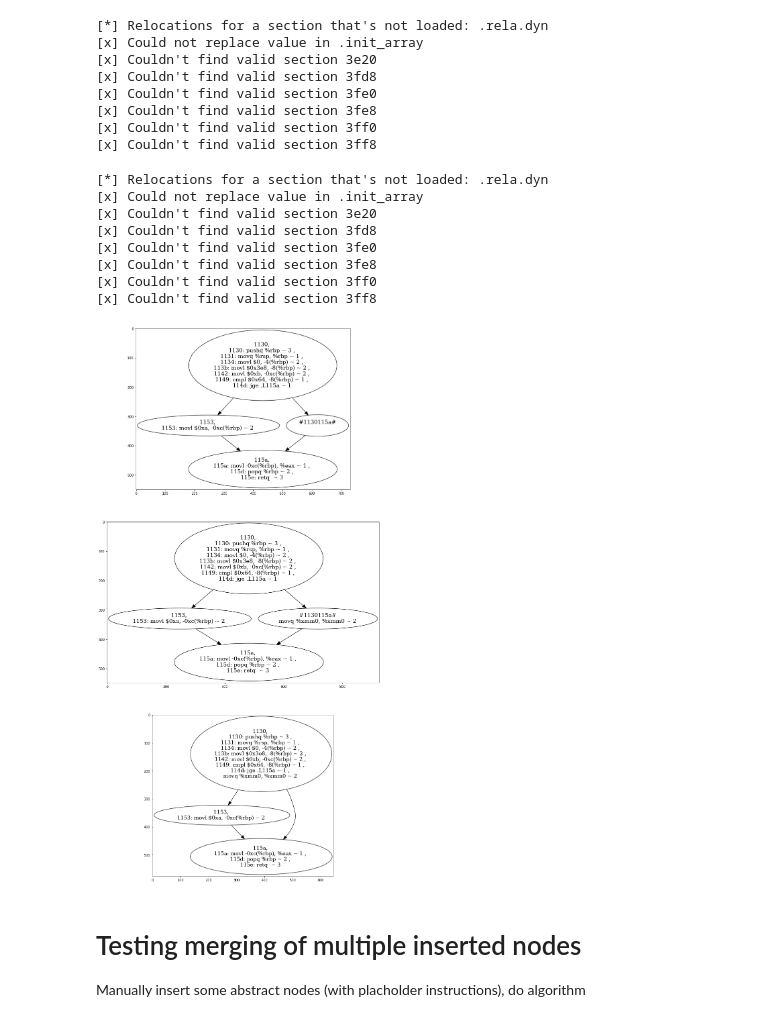
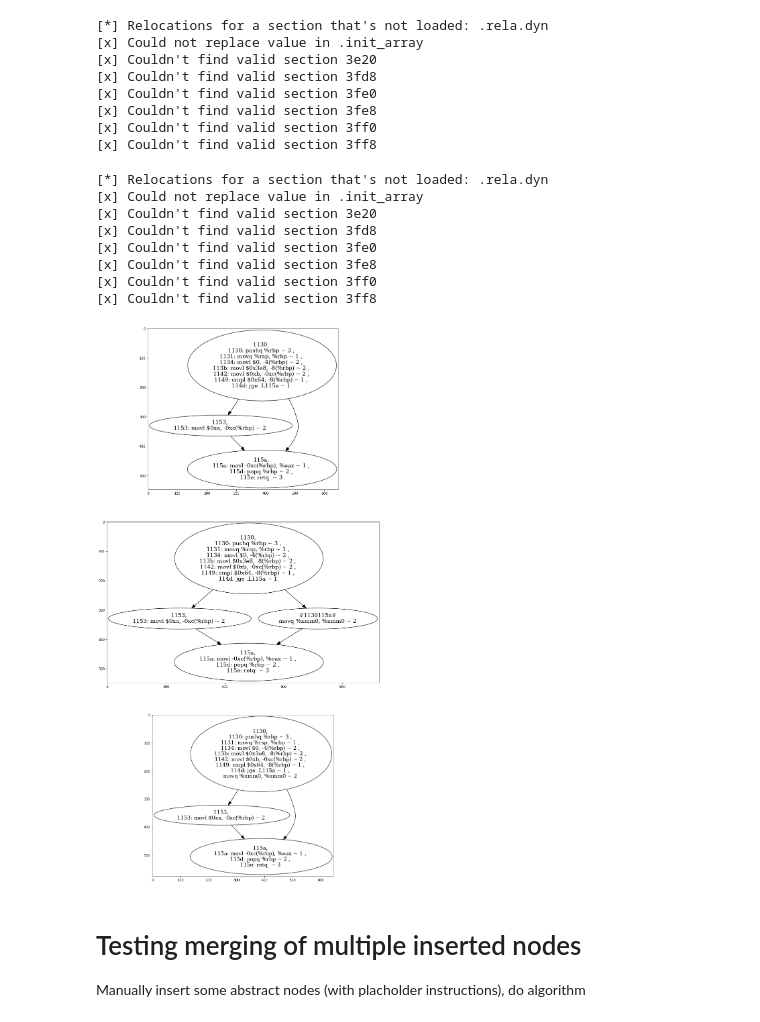
Before and after one commit to DBGilles/NemesisRetroWrite, a Jupyter notebook: retrowrite/rwtools/nemesis/samples_notebooks/5.0-optional_code.ipynb, the cells around one changed output. Drawn from its saved outputs; the diff is of its cells as text; code cells hidden in the pictures.

```diff
--- a/retrowrite/rwtools/nemesis/samples_notebooks/5.0-optional_code.ipynb
+++ b/retrowrite/rwtools/nemesis/samples_notebooks/5.0-optional_code.ipynb
@@ -45,36 +45,38 @@ from rwtools.nemesis.graph.balance import balance_branching_point
 
 outputfile = "./opt_code/opt_code_rw.s"
 loader, rw = setup(binary, outputfile)
 function_names = loader.container.function_names
 nodes, graph = create_graph_structure(loader.container, "main")
 fig, axs = plt.subplots(3, figsize=(30, 30))
+control_flow_graph = ControlFlowGraph(nodes=nodes, graph=graph)
 
-control_flow_graph = ControlFlowGraph(nodes=nodes, graph=graph)
 control_flow_graph.merge_consecutive_nodes()
+axs[0].imshow(to_img(graph))
+
 # control_flow_graph.unwind_graph()
 
 control_flow_graph.insert_nodes()
-axs[0].imshow(to_img(graph))
 target_node = control_flow_graph.get_node('1130')
+control_flow_graph.set_stopping_nodes(target_node)
 
 balance_branching_point(control_flow_graph, target_node)
 axs[1].imshow(to_img(graph))
 
 control_flow_graph.merge_inserted_nodes()
 
 axs[2].imshow(to_img(graph))
 
 rw.dump()
 # %% [output]
 [*] Relocations for a section that's not loaded: .rela.dyn
 [x] Could not replace value in .init_array
 [x] Couldn't find valid section 3e20
 [x] Couldn't find valid section 3fd8
 [x] Couldn't find valid section 3fe0
 [x] Couldn't find valid section 3fe8
 [x] Couldn't find valid section 3ff0
 [x] Couldn't find valid section 3ff8
-[figure, old version]
+[figure, new version]
 # %% [markdown]
 # Testing merging of multiple inserted nodes
 Manually insert some abstract nodes (with placholder instructions), do algorithm
```
Also changed, not shown: parts of 1 cell of this notebook, 26 other files.
